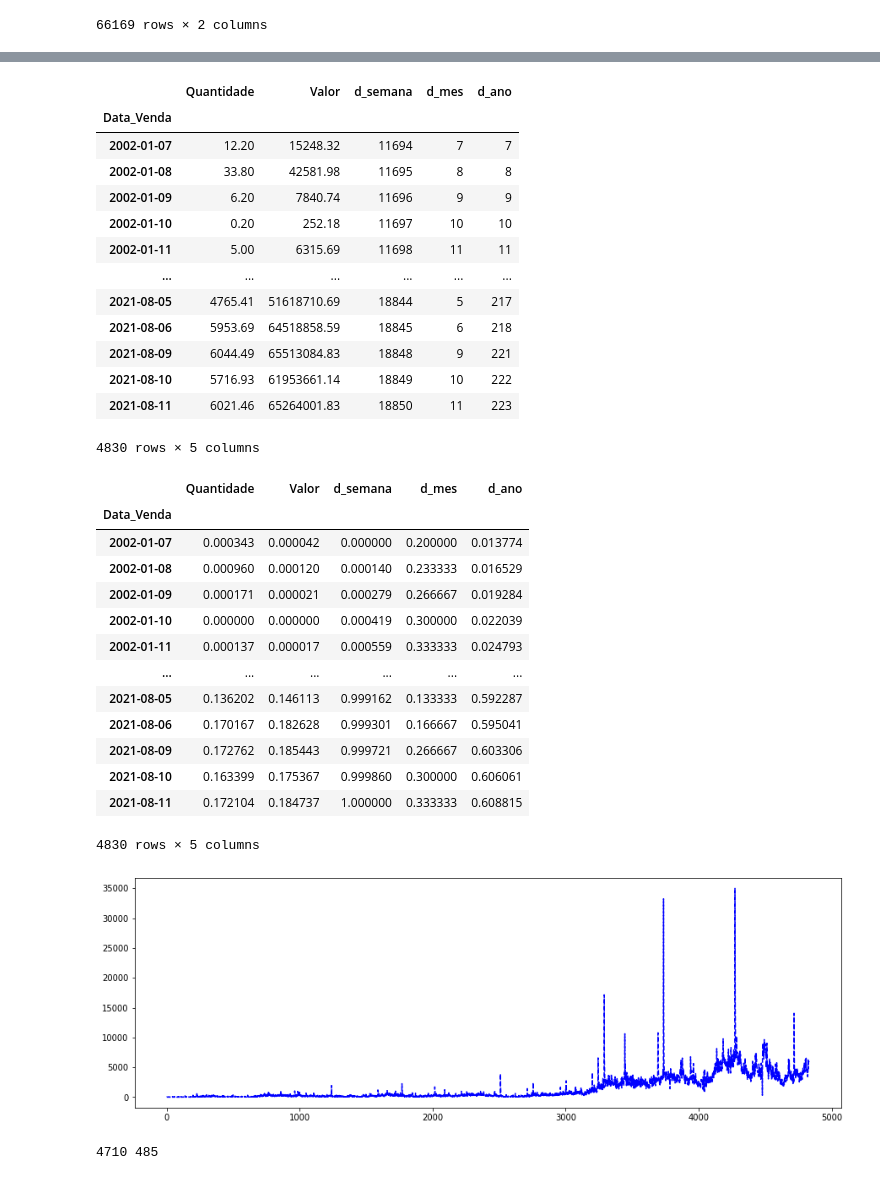
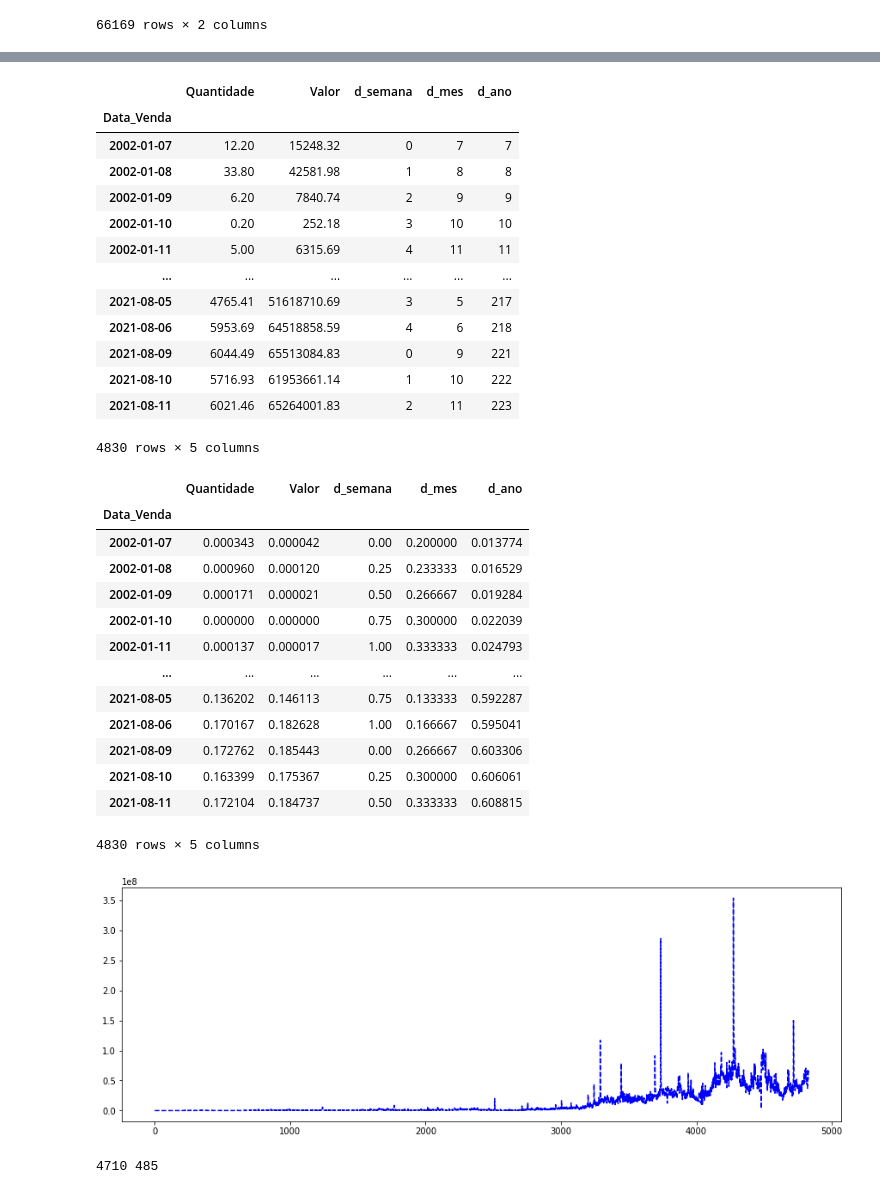
Before and after one commit to mateuspalacio/grupo_four_jupyter, a Jupyter notebook: AV3.ipynb, the cells around one changed output, grey strips where cells are left out. Saved outputs shown, nothing was run; the diff lists cells and outputs as text; code cells hidden in the pictures.

```diff
--- a/AV3.ipynb
+++ b/AV3.ipynb
@@ -54,7 +71,7 @@ print("Num GPUs Available: ", len(tf.config.experimental.list_physical_devices('
 # %% [output]
 Num GPUs Available:  0
 # %%
-path = os.path.join('VendasTesouroDireto_1.json')
+path = os.path.join('/content/drive/My Drive/VendasTesouroDireto_1.json')
 values = pd.read_json(path)
 df_data = pd.DataFrame(values)
 df_data['Tipo_Titulo'] = df_data['Tipo_Titulo'].astype('str')
@@ -65,9 +82,9 @@ df_data['PU'] = pd.to_numeric(df_data['PU'],errors='coerce')
 df_data['Quantidade'] = pd.to_numeric(df_data['Quantidade'], errors='coerce')
 df_data['Valor'] = pd.to_numeric(df_data['Valor'], errors='coerce')
 
-df_data['Vencimento_do_Titulo'] = pd.to_datetime(df_data['Vencimento_do_Titulo'],errors='coerce',dayfirst=True)
+df_data['Vencimento_do_Titulo'] = pd.to_datetime(df_data['Vencimento_do_Titulo'],format='%d/%m/%Y',errors='coerce',dayfirst=True)
 
-df_data['Data_Venda'] = pd.to_datetime(df_data['Data_Venda'],errors='coerce', dayfirst=True)
+df_data['Data_Venda'] = pd.to_datetime(df_data['Data_Venda'],format='%d/%m/%Y',errors='coerce', dayfirst=True)
 
 df_data
 # %% [output]
@@ -187,7 +204,7 @@ df_dados_c3=df_data[df_data['Tipo_Titulo']=='Tesouro Prefixado IPCA+']
 df_dados_c4=df_data[df_data['Tipo_Titulo']=='Tesouro IGPM+ com Juros Semestrais']
 df_dados_c5=df_data[df_data['Tipo_Titulo']=='Tesouro Prefixado IPCA+ com Juros Semestrais']
 # %%
-data_day['d_semana'] = data_day['Data_Venda'].dt.strftime("%u")
+data_day['d_semana'] = data_day['Data_Venda'].dt.dayofweek
 data_day['d_mes'] = data_day['Data_Venda'].dt.strftime("%d")
 data_day['d_ano'] = data_day['Data_Venda'].dt.strftime("%j")
 
@@ -219,17 +236,17 @@ data_day_features
 # %% [output]
 |  | Quantidade | Valor | d_semana | d_mes | d_ano |
 | Data_Venda |  |  |  |  |  |
-| 2002-01-07 | 12.20 | 15248.32 | 11694 | 7 | 7 |
-| 2002-01-08 | 33.80 | 42581.98 | 11695 | 8 | 8 |
-| 2002-01-09 | 6.20 | 7840.74 | 11696 | 9 | 9 |
-| 2002-01-10 | 0.20 | 252.18 | 11697 | 10 | 10 |
-| 2002-01-11 | 5.00 | 6315.69 | 11698 | 11 | 11 |
+| 2002-01-07 | 12.20 | 15248.32 | 0 | 7 | 7 |
+| 2002-01-08 | 33.80 | 42581.98 | 1 | 8 | 8 |
+| 2002-01-09 | 6.20 | 7840.74 | 2 | 9 | 9 |
+| 2002-01-10 | 0.20 | 252.18 | 3 | 10 | 10 |
+| 2002-01-11 | 5.00 | 6315.69 | 4 | 11 | 11 |
 | ... | ... | ... | ... | ... | ... |
-| 2021-08-05 | 4765.41 | 51618710.69 | 18844 | 5 | 217 |
-| 2021-08-06 | 5953.69 | 64518858.59 | 18845 | 6 | 218 |
-| 2021-08-09 | 6044.49 | 65513084.83 | 18848 | 9 | 221 |
-| 2021-08-10 | 5716.93 | 61953661.14 | 18849 | 10 | 222 |
-| 2021-08-11 | 6021.46 | 65264001.83 | 18850 | 11 | 223 |
+| 2021-08-05 | 4765.41 | 51618710.69 | 3 | 5 | 217 |
+| 2021-08-06 | 5953.69 | 64518858.59 | 4 | 6 | 218 |
+| 2021-08-09 | 6044.49 | 65513084.83 | 0 | 9 | 221 |
+| 2021-08-10 | 5716.93 | 61953661.14 | 1 | 10 | 222 |
+| 2021-08-11 | 6021.46 | 65264001.83 | 2 | 11 | 223 |
 4830 rows × 5 columns
 # %%
 # aplicando escala pros valores ficarem entre 0 e 1
@@ -244,25 +261,25 @@ data_day_features
 # %% [output]
 |  | Quantidade | Valor | d_semana | d_mes | d_ano |
 | Data_Venda |  |  |  |  |  |
-| 2002-01-07 | 0.000343 | 0.000042 | 0.000000 | 0.200000 | 0.013774 |
-| 2002-01-08 | 0.000960 | 0.000120 | 0.000140 | 0.233333 | 0.016529 |
-| 2002-01-09 | 0.000171 | 0.000021 | 0.000279 | 0.266667 | 0.019284 |
-| 2002-01-10 | 0.000000 | 0.000000 | 0.000419 | 0.300000 | 0.022039 |
-| 2002-01-11 | 0.000137 | 0.000017 | 0.000559 | 0.333333 | 0.024793 |
+| 2002-01-07 | 0.000343 | 0.000042 | 0.00 | 0.200000 | 0.013774 |
+| 2002-01-08 | 0.000960 | 0.000120 | 0.25 | 0.233333 | 0.016529 |
+| 2002-01-09 | 0.000171 | 0.000021 | 0.50 | 0.266667 | 0.019284 |
+| 2002-01-10 | 0.000000 | 0.000000 | 0.75 | 0.300000 | 0.022039 |
+| 2002-01-11 | 0.000137 | 0.000017 | 1.00 | 0.333333 | 0.024793 |
 | ... | ... | ... | ... | ... | ... |
-| 2021-08-05 | 0.136202 | 0.146113 | 0.999162 | 0.133333 | 0.592287 |
-| 2021-08-06 | 0.170167 | 0.182628 | 0.999301 | 0.166667 | 0.595041 |
-| 2021-08-09 | 0.172762 | 0.185443 | 0.999721 | 0.266667 | 0.603306 |
-| 2021-08-10 | 0.163399 | 0.175367 | 0.999860 | 0.300000 | 0.606061 |
-| 2021-08-11 | 0.172104 | 0.184737 | 1.000000 | 0.333333 | 0.608815 |
+| 2021-08-05 | 0.136202 | 0.146113 | 0.75 | 0.133333 | 0.592287 |
+| 2021-08-06 | 0.170167 | 0.182628 | 1.00 | 0.166667 | 0.595041 |
+| 2021-08-09 | 0.172762 | 0.185443 | 0.00 | 0.266667 | 0.603306 |
+| 2021-08-10 | 0.163399 | 0.175367 | 0.25 | 0.300000 | 0.606061 |
+| 2021-08-11 | 0.172104 | 0.184737 | 0.50 | 0.333333 | 0.608815 |
 4830 rows × 5 columns
 # %%
 plt.figure(figsize=(15,5))
-plt.plot(range(len(data_day)),data_day['Quantidade'], 'b--')
+plt.plot(range(len(data_day)),data_day['Valor'], 'b--')
 #plt.xlim(4000,4300)
 plt.show()
 # %% [output]
-[figure, old version]
+[figure, new version]
 # %%
 time_steps = 365
 test_size = 120
```
Also changed, not shown: parts of 15 cells of this notebook.
